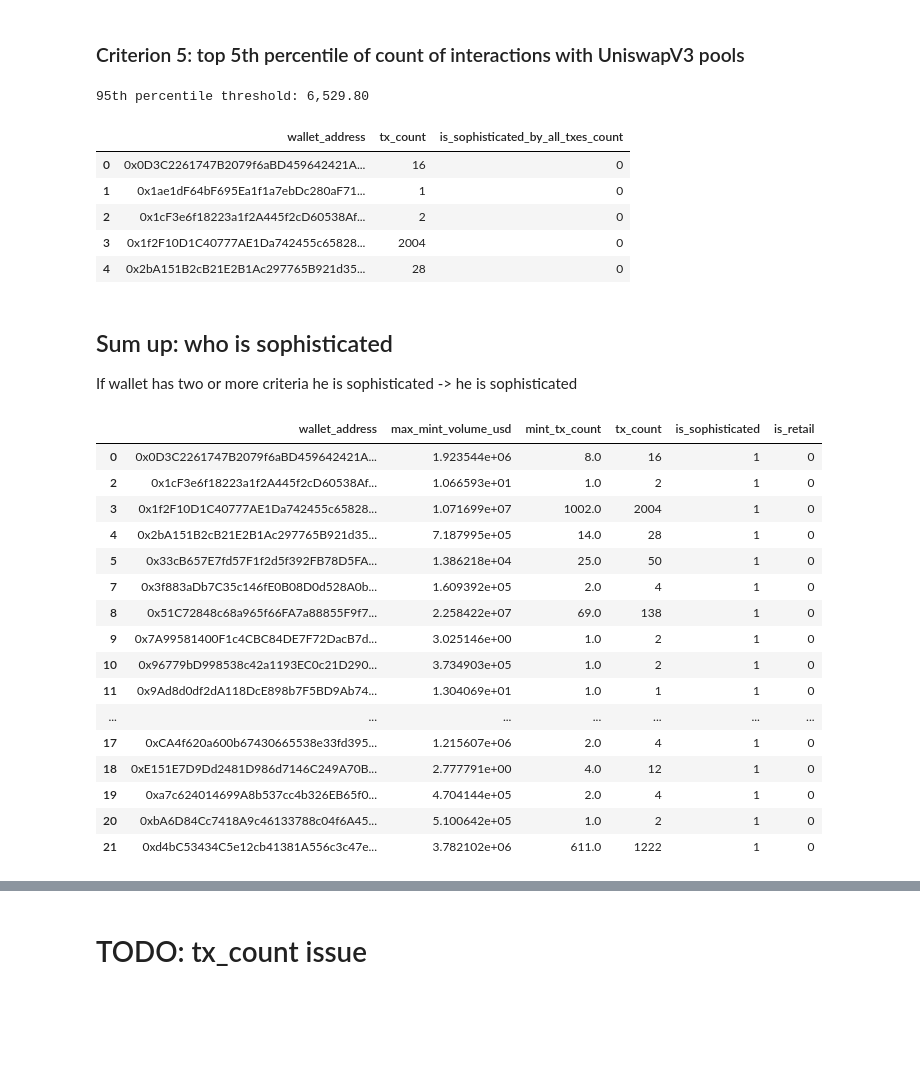
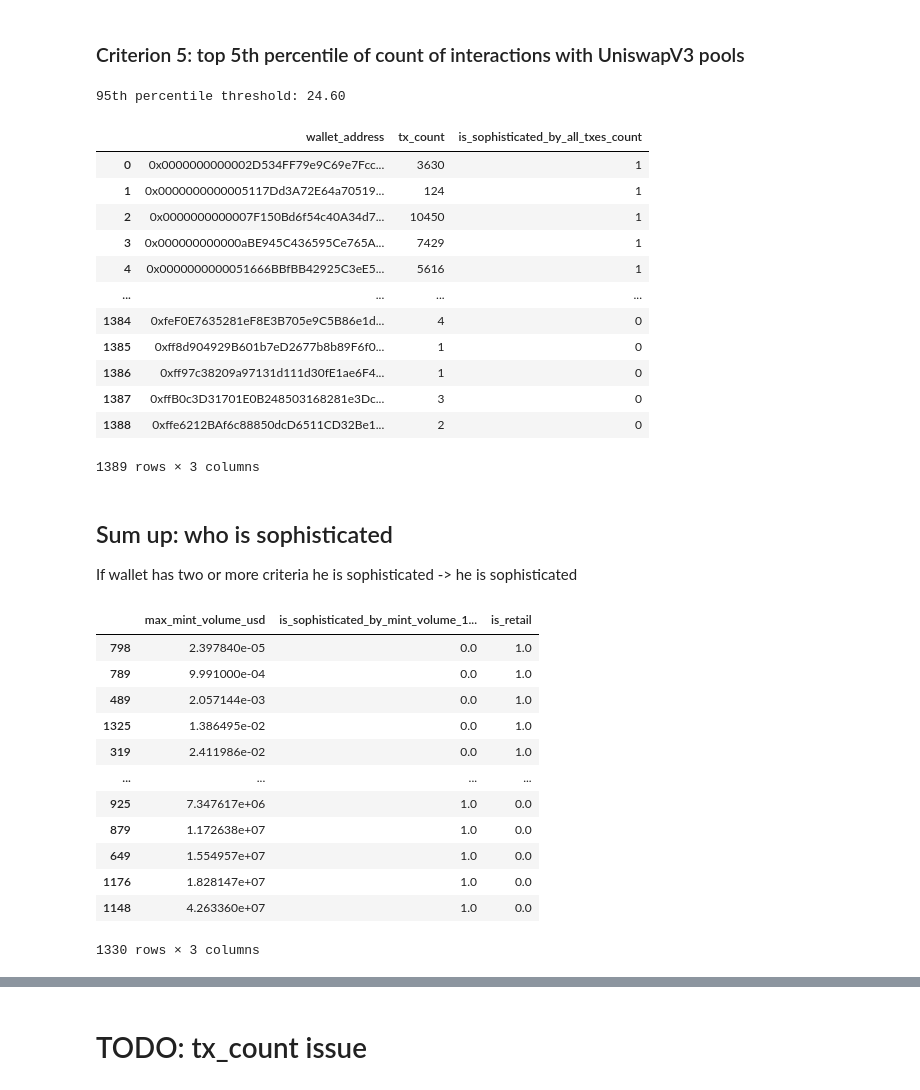
Before and after one commit to stryukovsky/go-backend-learn, a Jupyter notebook: analytics/UniswapV3.ipynb, the cells around one changed output, grey strips where cells are left out. Drawn from its saved outputs; the diff is of its cells as text; code cells hidden in the pictures; blank space fills up the shorter version.

```diff
--- a/analytics/UniswapV3.ipynb
+++ b/analytics/UniswapV3.ipynb
@@ -41,7 +52,7 @@ wallet_max_mint_volume_usd = (
     .reset_index()
 )
 
-wallet_max_mint_volume_usd_percentile_95 = wallet_max_mint_volume_usd['max_mint_volume_usd'].quantile(0.95)
+wallet_max_mint_volume_usd_percentile_95 = wallet_max_mint_volume_usd['max_mint_volume_usd'].quantile(0.99)
 print(f"95th percentile threshold: ${wallet_max_mint_volume_usd_percentile_95:,.2f}")
 
 wallet_max_mint_volume_usd['is_sophisticated_by_max_mint_volume_usd'] = np.where(
@@ -49,5 +60,5 @@ wallet_max_mint_volume_usd['is_sophisticated_by_max_mint_volume_usd'] = np.where
     1,
     0   # Bottom 95% (retail)
 )
-wallet_max_mint_volume_usd.head()
+wallet_max_mint_volume_usd.sort_values("max_mint_volume_usd")
 # %% [output]
@@ -139,15 +164,22 @@ wallet_all_txes_count['is_sophisticated_by_all_txes_count'] = np.where(
     1,
     0   # Bottom 95% (retail)
 )
-wallet_all_txes_count.head()
+wallet_all_txes_count
 # %% [output]
-95th percentile threshold: 6,529.80
+95th percentile threshold: 24.60
 |  | wallet_address | tx_count | is_sophisticated_by_all_txes_count |
-| 0 | 0x0D3C2261747B2079f6aBD459642421A... | 16 | 0 |
-| 1 | 0x1ae1dF64bF695Ea1f1a7ebDc280aF71... | 1 | 0 |
-| 2 | 0x1cF3e6f18223a1f2A445f2cD60538Af... | 2 | 0 |
-| 3 | 0x1f2F10D1C40777AE1Da742455c65828... | 2004 | 0 |
-| 4 | 0x2bA151B2cB21E2B1Ac297765B921d35... | 28 | 0 |
+| 0 | 0x0000000000002D534FF79e9C69e7Fcc... | 3630 | 1 |
+| 1 | 0x0000000000005117Dd3A72E64a70519... | 124 | 1 |
+| 2 | 0x0000000000007F150Bd6f54c40A34d7... | 10450 | 1 |
+| 3 | 0x000000000000aBE945C436595Ce765A... | 7429 | 1 |
+| 4 | 0x0000000000051666BBfBB42925C3eE5... | 5616 | 1 |
+| ... | ... | ... | ... |
+| 1384 | 0xfeF0E7635281eF8E3B705e9C5B86e1d... | 4 | 0 |
+| 1385 | 0xff8d904929B601b7eD2677b8b89F6f0... | 1 | 0 |
+| 1386 | 0xff97c38209a97131d111d30fE1ae6F4... | 1 | 0 |
+| 1387 | 0xffB0c3D31701E0B248503168281e3Dc... | 3 | 0 |
+| 1388 | 0xffe6212BAf6c88850dcD6511CD32Be1... | 2 | 0 |
+1389 rows × 3 columns
 # %% [markdown]
 ## Sum up: who is sophisticated
 
@@ -155,35 +187,27 @@ If wallet has two or more criteria he is sophisticated -> he is sophisticated
 # %%
 merged = wallet_max_mint_volume_usd.merge(wallet_mint_volume_1_mln_usd, on="wallet_address", how="outer")
 merged = merged.merge(wallet_mint_txes_count, on="wallet_address", how="outer")
 merged = merged.merge(wallet_all_txes_count, on="wallet_address", how="outer")
 cleaned = merged.dropna()
-cleaned.head()
 
-is_sophisticated = cleaned.assign(is_sophisticated=lambda x: int((
-                                  x['is_sophisticated_by_max_mint_volume_usd'] +
-                                  x['is_sophisticated_by_mint_volume_1_mln_usd'] +
-                                  x['is_sophisticated_by_mint_txes_count'] +
-                                  x['is_sophisticated_by_all_txes_count'] > 1).any())
-                                  )
-is_retail = is_sophisticated.assign(is_retail=lambda x: abs(x.is_sophisticated - 1))
-prettified = is_retail.drop(['max_mint_volume_usd_for_criterion_2', 'is_sophisticated_by_max_mint_volume_usd', 'is_sophisticated_by_mint_volume_1_mln_usd', 'is_sophisticated_by_mint_txes_count', 'is_sophisticated_by_all_txes_count'], axis=1)
-df = prettified
-df
+is_sophisticated = cleaned.assign(
+    is_sophisticated=lambda x: x.is_sophisticated_by_max_mint_volume_usd
+)
+
+
+is_retail = is_sophisticated.assign(is_retail=lambda x: abs(x.is_sophisticated-1))
+is_retail[["max_mint_volume_usd", "is_sophisticated_by_mint_volume_1_mln_usd", "is_retail" ]].sort_values("max_mint_volume_usd")
 # %% [output]
-|  | wallet_address | max_mint_volume_usd | mint_tx_count | tx_count | is_sophisticated | is_retail |
-| 0 | 0x0D3C2261747B2079f6aBD459642421A... | 1.923544e+06 | 8.0 | 16 | 1 | 0 |
-| 2 | 0x1cF3e6f18223a1f2A445f2cD60538Af... | 1.066593e+01 | 1.0 | 2 | 1 | 0 |
-| 3 | 0x1f2F10D1C40777AE1Da742455c65828... | 1.071699e+07 | 1002.0 | 2004 | 1 | 0 |
-| 4 | 0x2bA151B2cB21E2B1Ac297765B921d35... | 7.187995e+05 | 14.0 | 28 | 1 | 0 |
-| 5 | 0x33cB657E7fd57F1f2d5f392FB78D5FA... | 1.386218e+04 | 25.0 | 50 | 1 | 0 |
-| 7 | 0x3f883aDb7C35c146fE0B08D0d528A0b... | 1.609392e+05 | 2.0 | 4 | 1 | 0 |
-| 8 | 0x51C72848c68a965f66FA7a88855F9f7... | 2.258422e+07 | 69.0 | 138 | 1 | 0 |
-| 9 | 0x7A99581400F1c4CBC84DE7F72DacB7d... | 3.025146e+00 | 1.0 | 2 | 1 | 0 |
-| 10 | 0x96779bD998538c42a1193EC0c21D290... | 3.734903e+05 | 1.0 | 2 | 1 | 0 |
-| 11 | 0x9Ad8d0df2dA118DcE898b7F5BD9Ab74... | 1.304069e+01 | 1.0 | 1 | 1 | 0 |
-| ... | ... | ... | ... | ... | ... | ... |
-| 17 | 0xCA4f620a600b67430665538e33fd395... | 1.215607e+06 | 2.0 | 4 | 1 | 0 |
-| 18 | 0xE151E7D9Dd2481D986d7146C249A70B... | 2.777791e+00 | 4.0 | 12 | 1 | 0 |
-| 19 | 0xa7c624014699A8b537cc4b326EB65f0... | 4.704144e+05 | 2.0 | 4 | 1 | 0 |
-| 20 | 0xbA6D84Cc7418A9c46133788c04f6A45... | 5.100642e+05 | 1.0 | 2 | 1 | 0 |
-| 21 | 0xd4bC53434C5e12cb41381A556c3c47e... | 3.782102e+06 | 611.0 | 1222 | 1 | 0 |
+|  | max_mint_volume_usd | is_sophisticated_by_mint_volume_1... | is_retail |
+| 798 | 2.397840e-05 | 0.0 | 1.0 |
+| 789 | 9.991000e-04 | 0.0 | 1.0 |
+| 489 | 2.057144e-03 | 0.0 | 1.0 |
+| 1325 | 1.386495e-02 | 0.0 | 1.0 |
+| 319 | 2.411986e-02 | 0.0 | 1.0 |
+| ... | ... | ... | ... |
+| 925 | 7.347617e+06 | 1.0 | 0.0 |
+| 879 | 1.172638e+07 | 1.0 | 0.0 |
+| 649 | 1.554957e+07 | 1.0 | 0.0 |
+| 1176 | 1.828147e+07 | 1.0 | 0.0 |
+| 1148 | 4.263360e+07 | 1.0 | 0.0 |
+1330 rows × 3 columns
```
Also changed, not shown: parts of 8 cells of this notebook, 2 other files.
